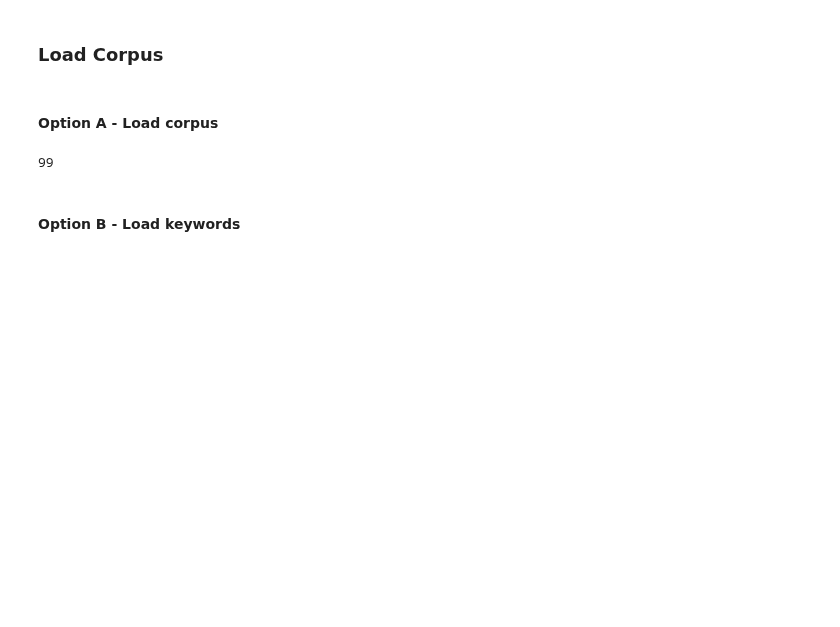
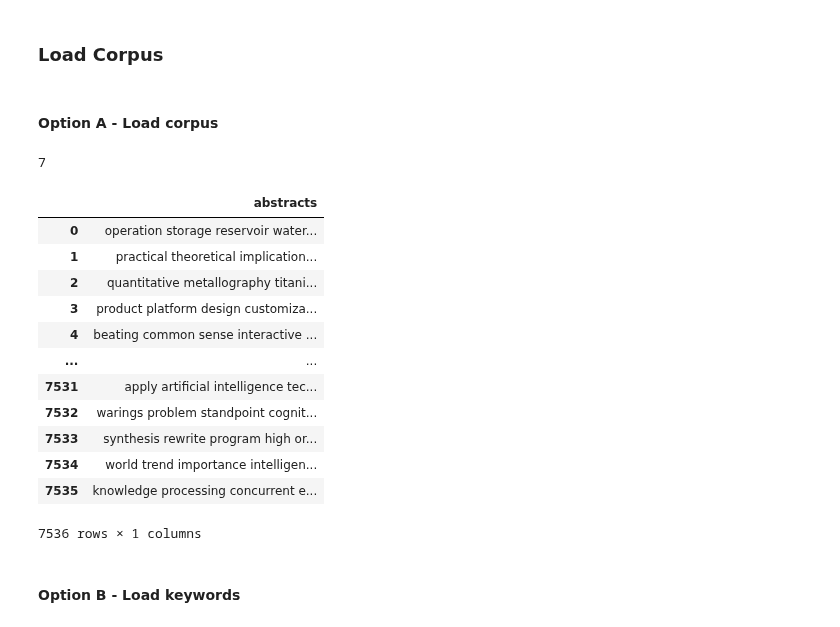
Before and after one commit to sahandv/science_science, a Jupyter notebook: FastText_embedding.ipynb, the cells around one changed output. Saved outputs shown, nothing was run; the diff lists cells and outputs as text; code cells hidden in the pictures; blank space fills up the shorter version.

```diff
--- a/FastText_embedding.ipynb
+++ b/FastText_embedding.ipynb
@@ -116,18 +117,34 @@ np.random.seed(50)
 # %% [markdown]
 ### Load Corpus
 # %%
-period = '1990-2018'
+period = '1990-2004'
 percentile = 97
 # %% [markdown]
 #### Option A - Load corpus
 # %%
-directory = datapath+'corpus/improved_copyr_lemmatized_stopwords_removed_thesaurus_n-grams/'
-file_name = period+' corpus abstract-title - with n-grams'
+directory = datapath+'Corpus/copyr_lemmatized_stopword_removed_thesaurus/by period/uni-grams/'
+file_name = period+' abstract_title'#corpus abstract-title - with n-grams'
 corpus = pd.read_csv(directory+file_name,names=['abstracts'])
 corpus_tokens = [item for sublist in corpus['abstracts'].values.tolist() for item in sublist.split()]
 gc.collect()
 # %% [output]
-99
+7
+# %%
+corpus
+# %% [output]
+|  | abstracts |
+| 0 | operation storage reservoir water... |
+| 1 | practical theoretical implication... |
+| 2 | quantitative metallography titani... |
+| 3 | product platform design customiza... |
+| 4 | beating common sense interactive ... |
+| ... | ... |
+| 7531 | apply artificial intelligence tec... |
+| 7532 | warings problem standpoint cognit... |
+| 7533 | synthesis rewrite program high or... |
+| 7534 | world trend importance intelligen... |
+| 7535 | knowledge processing concurrent e... |
+7536 rows × 1 columns
 # %% [markdown]
 #### Option B - Load keywords
 # %%
```
Also changed, not shown: parts of 6 cells of this notebook.
